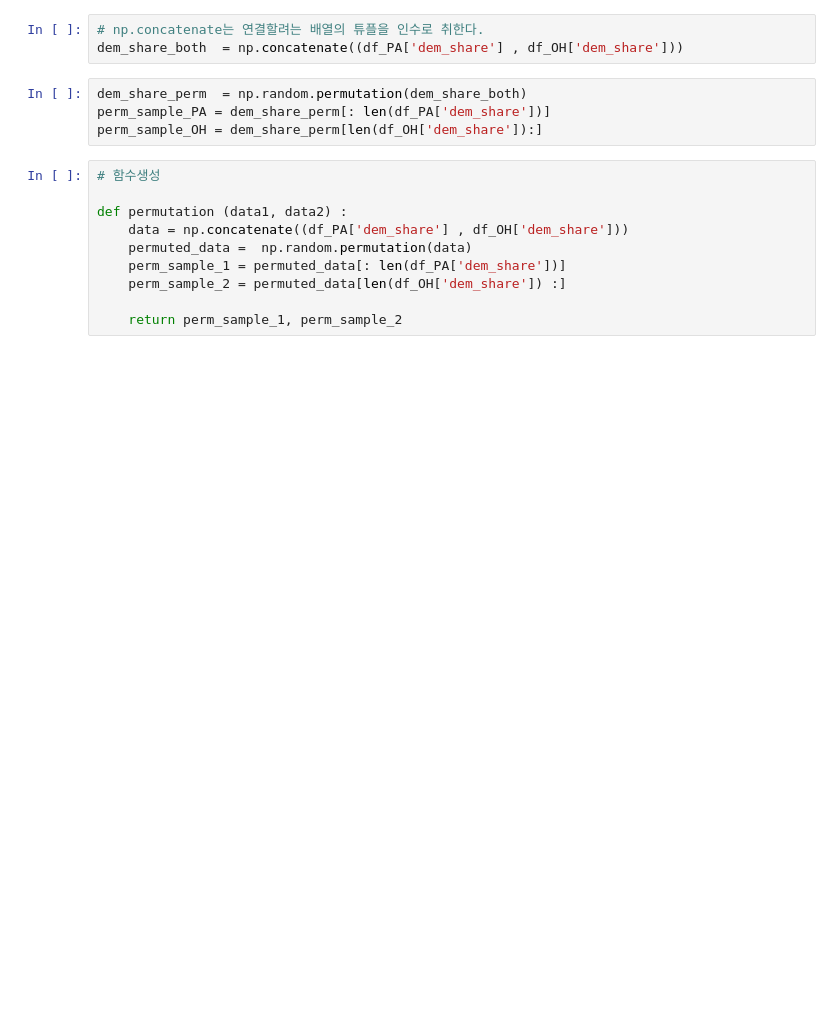
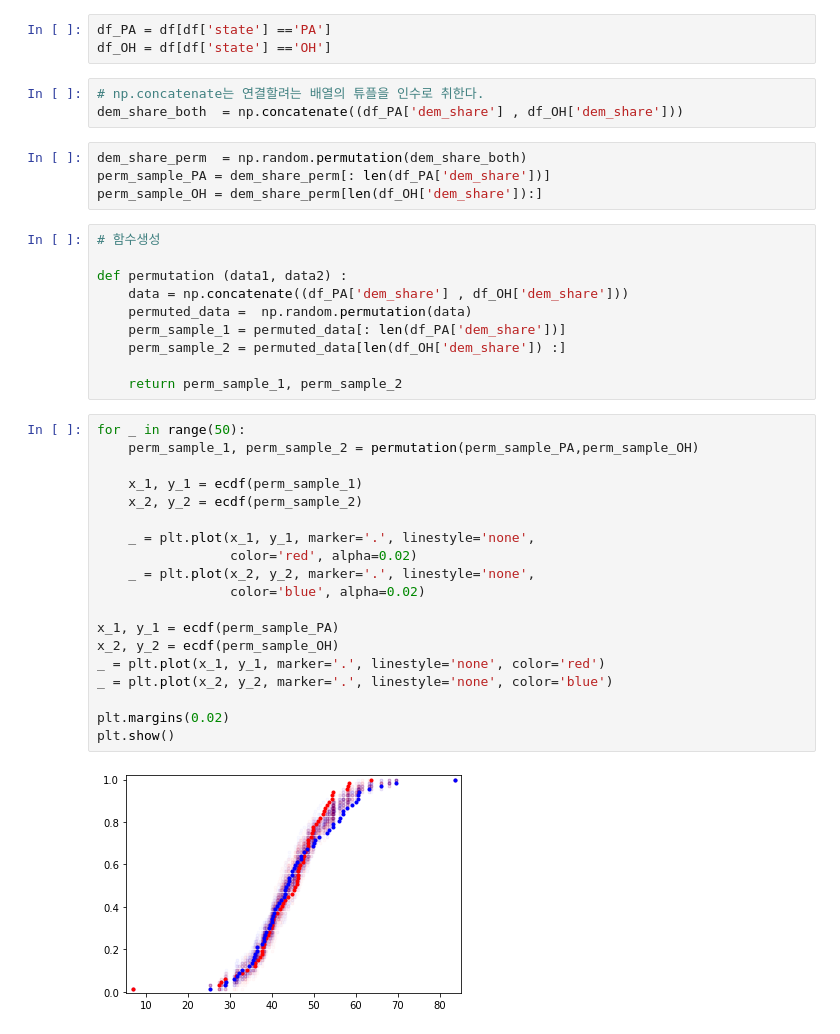
Before and after one commit to danielwon01/DataCamp_Data-Scientist-with-Python, a Jupyter notebook: study_/Statistical Thinking in Python (Part 2).ipynb, the cells around one changed output. Saved outputs shown, nothing was run; the diff lists cells and outputs as text; blank space fills up the shorter version.

```diff
--- a/study_/Statistical Thinking in Python (Part 2).ipynb
+++ b/study_/Statistical Thinking in Python (Part 2).ipynb
@@ -325,3 +322,6 @@ df_OH = df[df['dem_share'] =='OH']
+# %%
+df_PA = df[df['state'] =='PA']
+df_OH = df[df['state'] =='OH']
 # %%
 # np.concatenate는 연결할려는 배열의 튜플을 인수로 취한다.
 dem_share_both  = np.concatenate((df_PA['dem_share'] , df_OH['dem_share']))
@@ -339,3 +339,24 @@ def permutation (data1, data2) :
     perm_sample_2 = permuted_data[len(df_OH['dem_share']) :]
 
     return perm_sample_1, perm_sample_2
+# %%
+for _ in range(50):
+    perm_sample_1, perm_sample_2 = permutation(perm_sample_PA,perm_sample_OH)
+
+    x_1, y_1 = ecdf(perm_sample_1)
+    x_2, y_2 = ecdf(perm_sample_2)
+
+    _ = plt.plot(x_1, y_1, marker='.', linestyle='none',
+                 color='red', alpha=0.02)
+    _ = plt.plot(x_2, y_2, marker='.', linestyle='none',
+                 color='blue', alpha=0.02)
+
+x_1, y_1 = ecdf(perm_sample_PA)
+x_2, y_2 = ecdf(perm_sample_OH)
+_ = plt.plot(x_1, y_1, marker='.', linestyle='none', color='red')
+_ = plt.plot(x_2, y_2, marker='.', linestyle='none', color='blue')
+
+plt.margins(0.02)
+plt.show()
+# %% [output]
+[figure, added]
```
Also changed, not shown: parts of 14 cells of this notebook.
